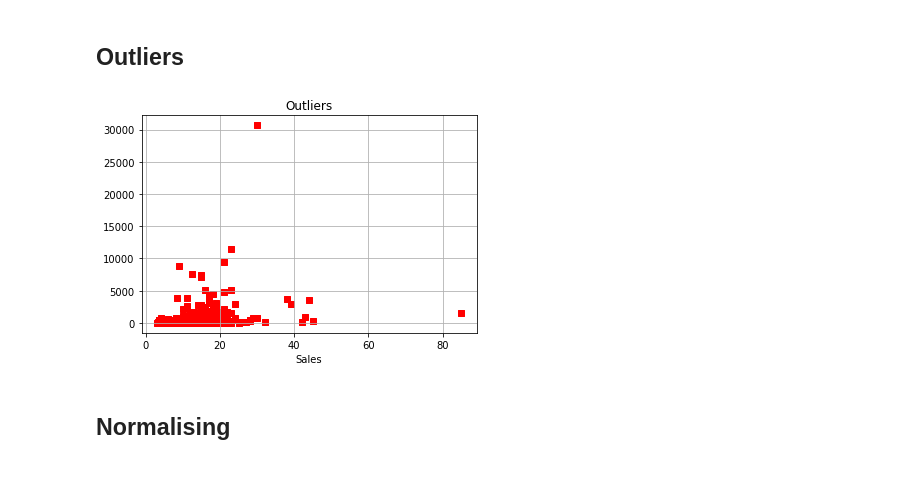
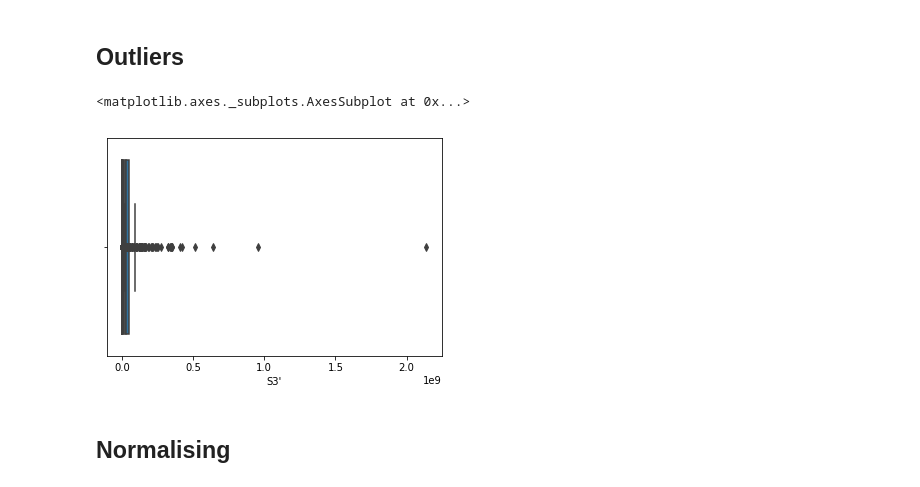
Before and after one commit to BA545-SP2019/2019-competition1-the-dundies, a Jupyter notebook: Our_Code_Good.ipynb, the cells around one changed output. Saved outputs shown, nothing was run; the diff lists cells and outputs as text; code cells hidden in the pictures.

Commit message:
Boxplots

```diff
--- a/Our_Code_Good.ipynb
+++ b/Our_Code_Good.ipynb
@@ -311,12 +311,12 @@ df_data.loc[df_data['T1'].isnull()]
 0 rows × 22 columns
 # %%
 ### Create new columns for T and S dividing with T1 and T2
-df_data['T3`']=df_data['T3']/df_data['T2']
-df_data['T4`']=df_data['T4']/df_data['T1']
-df_data['T5`']=df_data['T5']/df_data['T2']
-df_data['S1`']=df_data['S1']/df_data['T2']
-df_data['S2`']=df_data['S2']/df_data['T2']
-df_data['S3`']=df_data['S3']/df_data['T2']
+df_data["T3'"]=df_data['T3']/df_data['T2']
+df_data["T4'"]=df_data['T4']/df_data['T1']
+df_data["T5'"]=df_data['T5']/df_data['T2']
+df_data["S1'"]=df_data['S1']/df_data['T2']
+df_data["S2'"]=df_data['S2']/df_data['T2']
+df_data["S3'"]=df_data['S3']/df_data['T2']
 # %%
 print(df_data.head())
 # %% [output]
@@ -371,18 +379,29 @@ S3` 0
 __All of our missing values have been filled in using the appropriate methods for imputing their values. We most likely have changed the way that we impute the data based on our results from our model, to see if altering the way that we impute would affect the results.__
 # %% [markdown]
 ## Outliers ##
-# %%
-# Plotting a scatter plot for the two variables
-plt.scatter(df_data.P_IPO, df_data.C7, c="red", marker="s")
-
-## Adding peripherials for the scatter plot
-plt.title("Outliers")
-plt.xlabel("Offer Price")
-plt.xlabel("Sales")
-plt.grid()
-plt.show()
-# %% [output]
-[figure, removed]
+# %%
+# Plotting box plots for identifying outliers
+sns.boxplot(df_data.P_IPO)
+sns.boxplot(df_data.P_H)
+sns.boxplot(df_data.P_L)
+sns.boxplot(df_data.P_1Day)
+sns.boxplot(df_data.C1)
+sns.boxplot(df_data.C2)
+sns.boxplot(df_data.C3)
+sns.boxplot(df_data.C4)
+sns.boxplot(df_data.C5)
+sns.boxplot(df_data.C6)
+sns.boxplot(df_data.C7)
+sns.boxplot(df_data["T3'"])
+sns.boxplot(df_data["T4'"])
+sns.boxplot(df_data["T5'"])
+sns.boxplot(df_data["S1'"])
+sns.boxplot(df_data["S2'"])
+sns.boxplot(df_data["S3'"])
+## Adding peripherials for the scatter plot
+# %% [output]
+<matplotlib.axes._subplots.AxesSubplot at 0x...>
+[figure, added]
 # %% [markdown]
 ## Normalising ##
 # %% [markdown]
```
Also changed, not shown: parts of 4 cells of this notebook.
